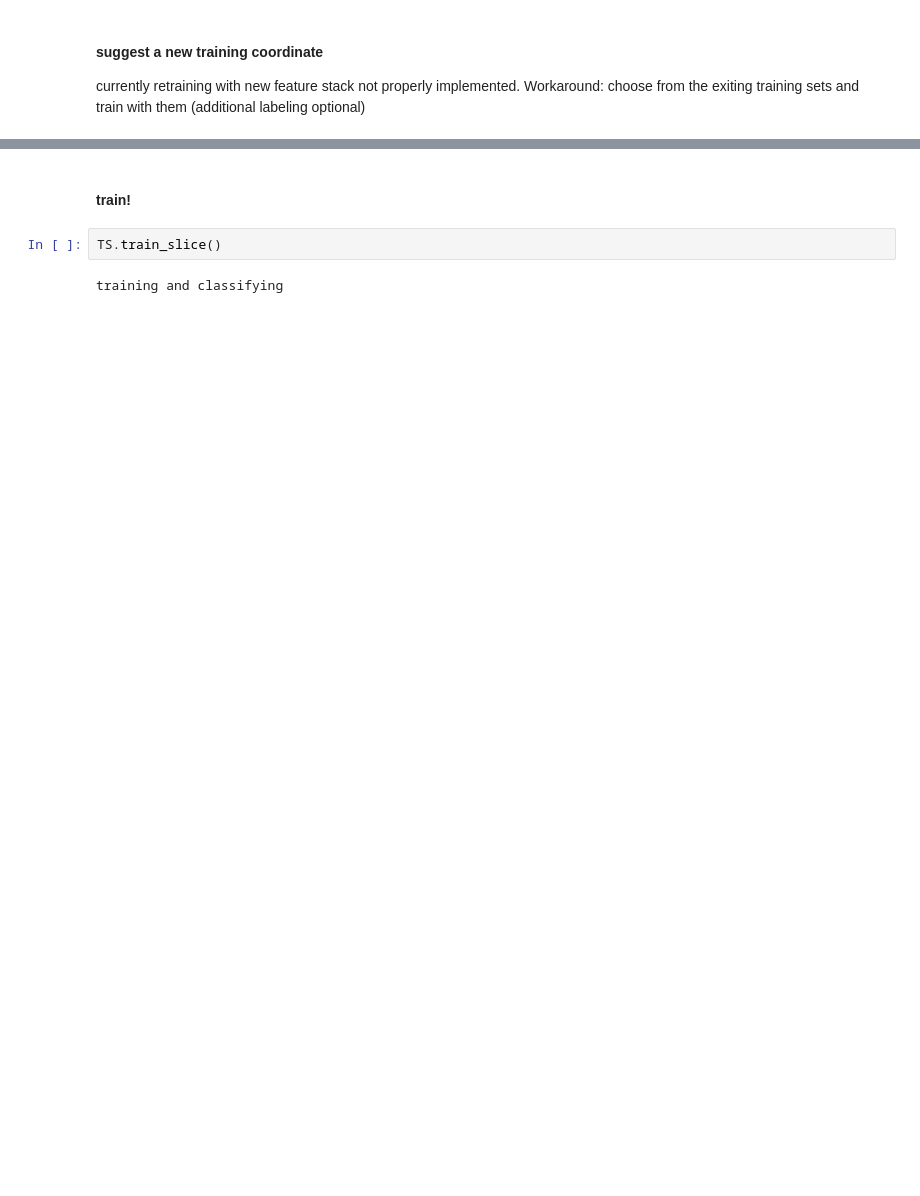
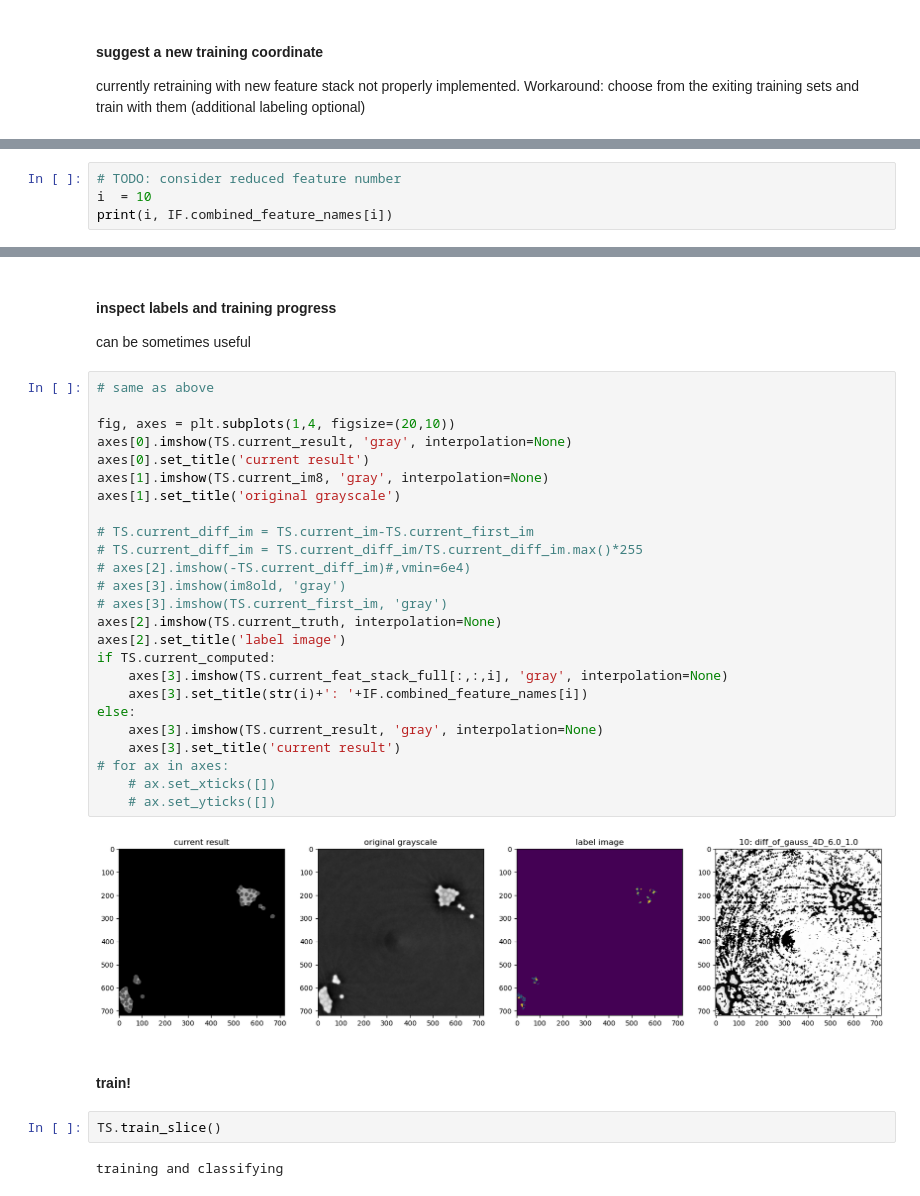
Before and after one commit to Pescatore23/pytrainseg, a Jupyter notebook: example_notebook.ipynb, the cells around one changed output, grey strips where cells are left out. Cells and saved outputs as stored; diff of their text form; blank space fills up the shorter version.

```diff
--- a/example_notebook.ipynb
+++ b/example_notebook.ipynb
@@ -484,0 +519,4 @@ imageio.imsave(TS.current_truthpath, TS.current_truth)
+# %%
+# TODO: consider reduced feature number
+i  = 10
+print(i, IF.combined_feature_names[i])
@@ -485,3 +621,33 @@ imageio.imsave(TS.current_truthpath, TS.current_truth)
+# %% [markdown]
+#### inspect labels and training progress
+can be sometimes useful
+# %%
+# same as above
+
+fig, axes = plt.subplots(1,4, figsize=(20,10))
+axes[0].imshow(TS.current_result, 'gray', interpolation=None)
+axes[0].set_title('current result')
+axes[1].imshow(TS.current_im8, 'gray', interpolation=None)
+axes[1].set_title('original grayscale')
+
+# TS.current_diff_im = TS.current_im-TS.current_first_im
+# TS.current_diff_im = TS.current_diff_im/TS.current_diff_im.max()*255
+# axes[2].imshow(-TS.current_diff_im)#,vmin=6e4)
+# axes[3].imshow(im8old, 'gray')
+# axes[3].imshow(TS.current_first_im, 'gray')
+axes[2].imshow(TS.current_truth, interpolation=None)
+axes[2].set_title('label image')
+if TS.current_computed:
+    axes[3].imshow(TS.current_feat_stack_full[:,:,i], 'gray', interpolation=None)
+    axes[3].set_title(str(i)+': '+IF.combined_feature_names[i])
+else:
+    axes[3].imshow(TS.current_result, 'gray', interpolation=None)
+    axes[3].set_title('current result')
+# for ax in axes:
+    # ax.set_xticks([])
+    # ax.set_yticks([])
+# %% [output]
+[figure, added]
 # %% [markdown]
 #### train!
 # %%
```
Also changed, not shown: parts of 165 cells of this notebook, 11 other files.
